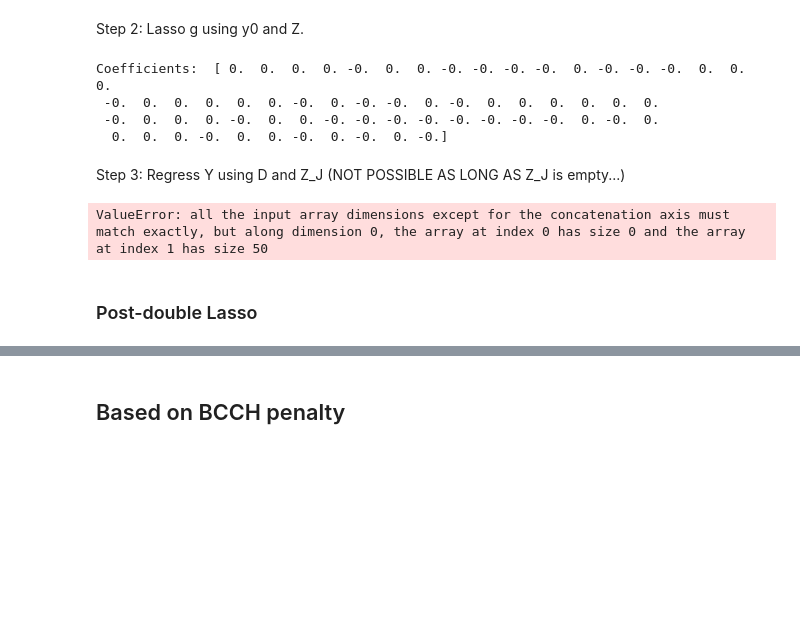
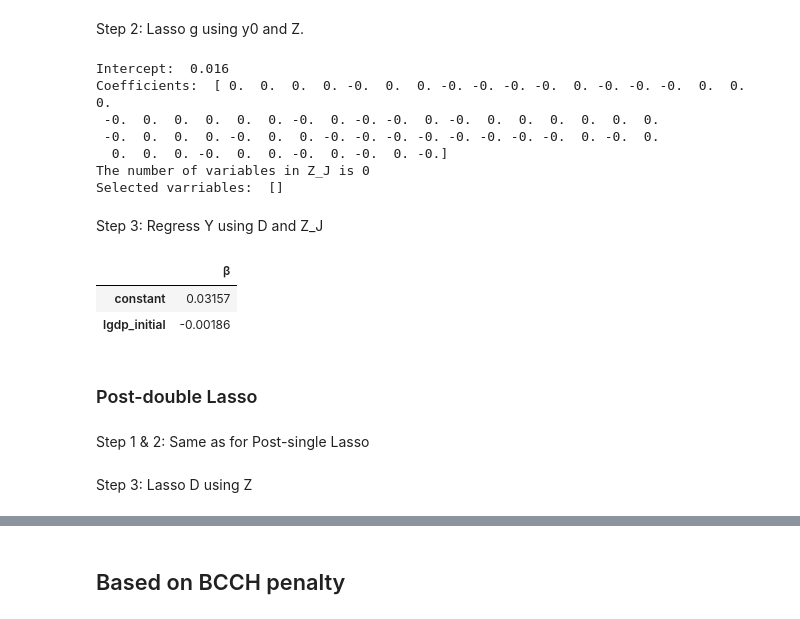
Before and after one commit to lkh927/AME-2024-Projects, a Jupyter notebook: Project 2/Project 2 new.ipynb, the cells around one changed output, grey strips where cells are left out. Cells and saved outputs as stored; diff of their text form; code cells hidden in the pictures; blank space fills up the shorter version.

```diff
--- a/Project 2/Project 2 new.ipynb
+++ b/Project 2/Project 2 new.ipynb
@@ -360,7 +379,7 @@ def BRT(X_tilde,g):
 
     return penalty_BRT
 
-penalty_BRT = BRT(X,g)
+penalty_BRT = BRT(X_tilde,g)
 print("lambda_BRT =",penalty_BRT.round(4))
 # %% [output]
 lambda_BRT = 0.0065
@@ -370,12 +389,21 @@ Step 2: Lasso g using y0 and Z.
 # Implied estimates and selection
 fit_BRT = Lasso(penalty_BRT, max_iter=10000).fit(X_tilde,g)
 coeff_BRT = fit_BRT.coef_
+intercept_BRT = fit_BRT.intercept_
 
+print('Intercept: ', np.round(intercept_BRT,3))
 print('Coefficients: ', np.round(coeff_BRT,3))
-Z_J = Z.columns[coeff_BRT[1:] != 0]
-# Selected variables
+Z_J = Z[:,coeff_BRT[1:]!=0] # Note: We use Z and not Z_stan
+
+# Display number of variables in Z_J
+print("The number of variables in Z_J is {}".format(Z_J.shape[1]))
+selected_variables_BRT = (coeff_BRT != 0)
+print('Selected varriables: ', X_names[selected_variables_BRT].to_list())
 # %% [output]
+Intercept:  0.016
 Coefficients:  [ 0.  0.  0.  0. -0.  0.  0. -0. -0. -0. -0.  0. -0. -0. -0.  0.  0.  0.
  -0.  0.  0.  0.  0.  0. -0.  0. -0. -0.  0. -0.  0.  0.  0.  0.  0.  0.
  -0.  0.  0.  0. -0.  0.  0. -0. -0. -0. -0. -0. -0. -0. -0.  0. -0.  0.
   0.  0.  0. -0.  0.  0. -0.  0. -0.  0. -0.]
+The number of variables in Z_J is 0
+Selected varriables:  []
@@ -387,21 +410,21 @@ Coefficients:  [ 0.  0.  0.  0. -0.  0.  0. -0. -0. -0. -0.  0. -0. -0. -0.  0.
 # %% [markdown]
-Step 3: Regress Y using D and Z_J (NOT POSSIBLE AS LONG AS Z_J is empty...)
+Step 3: Regress Y using D and Z_J
 # %%
 # Add a constant to X
-# n = X.shape[0] - returns an error when this cell is run because n is not defined and then because the shape does not match
-xx = np.column_stack((np.ones(n),y0,Z_J))
+xx = np.column_stack((np.ones(N),y0,Z_J))
 yy = np.array(g).reshape(-1,1)
 
 # Calculate OLS estimate
-coefs_PSL = la.inv(xx.T@xx)@xx.T@yy
-alpha_PSL = coefs_PSL[1][0]
+coefs_BRT_PSL = la.inv(xx.T@xx)@xx.T@yy
 
 # Calculate residuals
-res_PSL = yy - xx@coefs_PSL
+res_BRT_PSL = yy - xx@coefs_BRT_PSL
 
-# Display alpha
-print("alpha_BRT_PSL = ",alpha_PSL.round(2))
+#print the coefficients
+pd.DataFrame({'β': coefs_BRT_PSL[:,0]}, index=['constant','lgdp_initial']).round(5)
 # %% [output]
-ValueError: all the input array dimensions except for the concatenation axis must match exactly, but along dimension 0, the array at index 0 has size 0 and the array at index 1 has size 50
+|  | β |
+| constant | 0.03157 |
+| lgdp_initial | -0.00186 |
 # %% [markdown]
 ### Post-double Lasso
@@ -416,2 +431,6 @@ resyxz = resyx + y0_tilde * coeff_BRT[0]
+# %% [markdown]
+Step 1 & 2: Same as for Post-single Lasso
+# %% [markdown]
+Step 3: Lasso D using Z
 # %%
 penalty_BRTdz = BRT(Z_tilde, y0)
```
Also changed, not shown: parts of 14 cells of this notebook.
